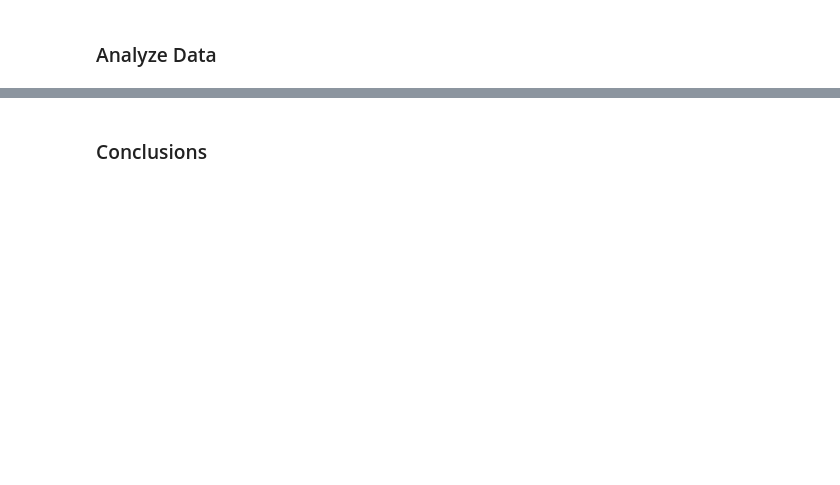
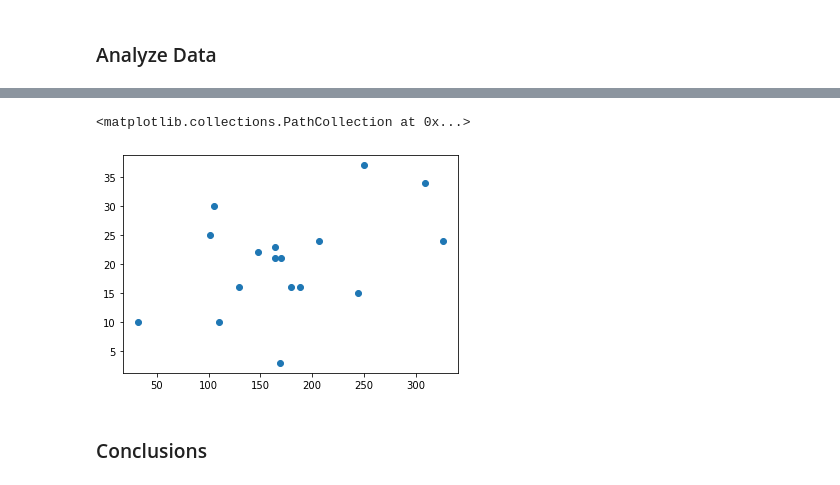
Before and after one commit to Luil0/NFL_stats, a Jupyter notebook: nfl_stats.ipynb, the cells around one changed output, grey strips where cells are left out. Saved outputs shown, nothing was run; the diff lists cells and outputs as text; code cells hidden in the pictures; blank space fills up the shorter version.

```diff
--- a/nfl_stats.ipynb
+++ b/nfl_stats.ipynb
@@ -341,2 +493,11 @@ The offense's average number of TO's when the ressult is a loss: 1.4
+# %%
+team_score = team_data.Team_score
+team_rush = team_data.Offense_PassY
+
+fig, ax = plt.subplots()
+ax.scatter(team_rush, team_score)
+# %% [output]
+<matplotlib.collections.PathCollection at 0x...>
+[figure, added]
 # %% [markdown]
 ### Conclusions
```
Also changed, not shown: parts of 27 cells of this notebook, 10 other files.
